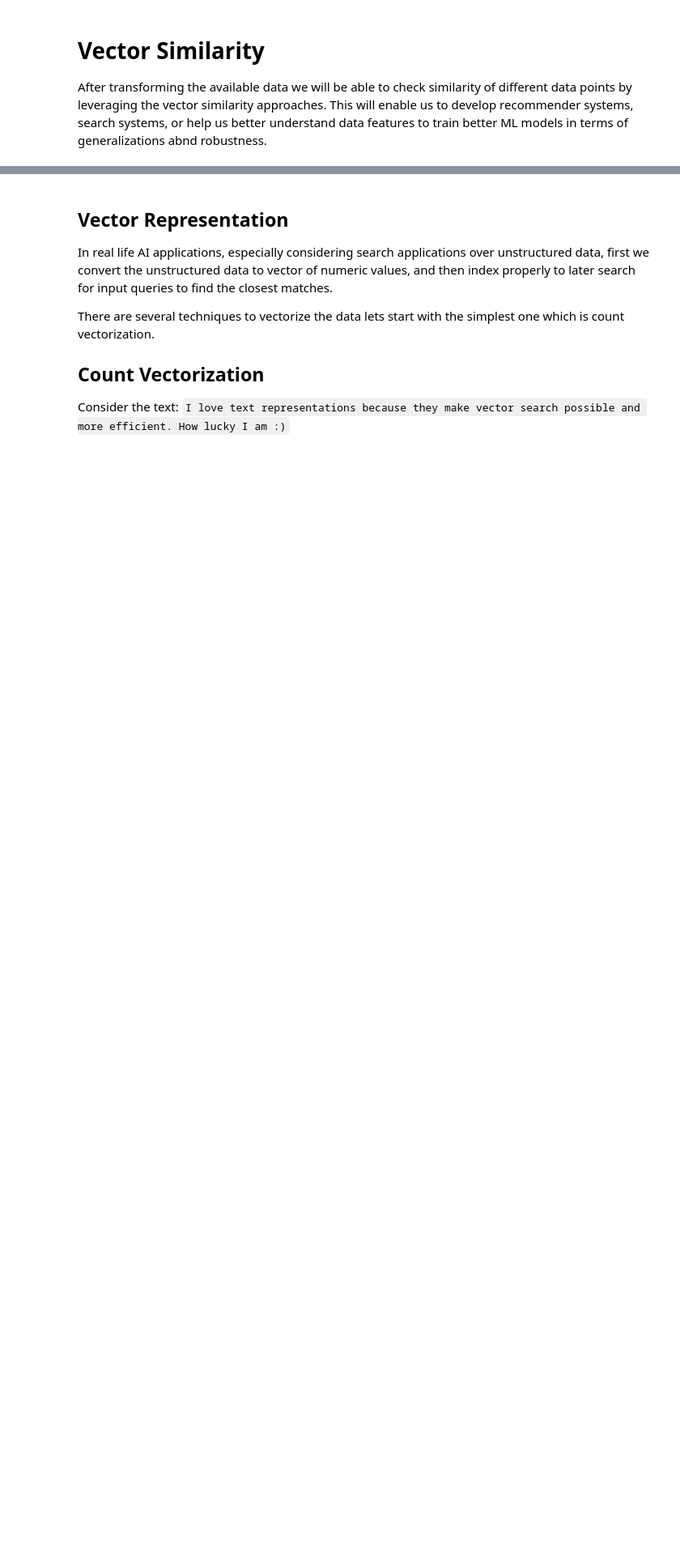
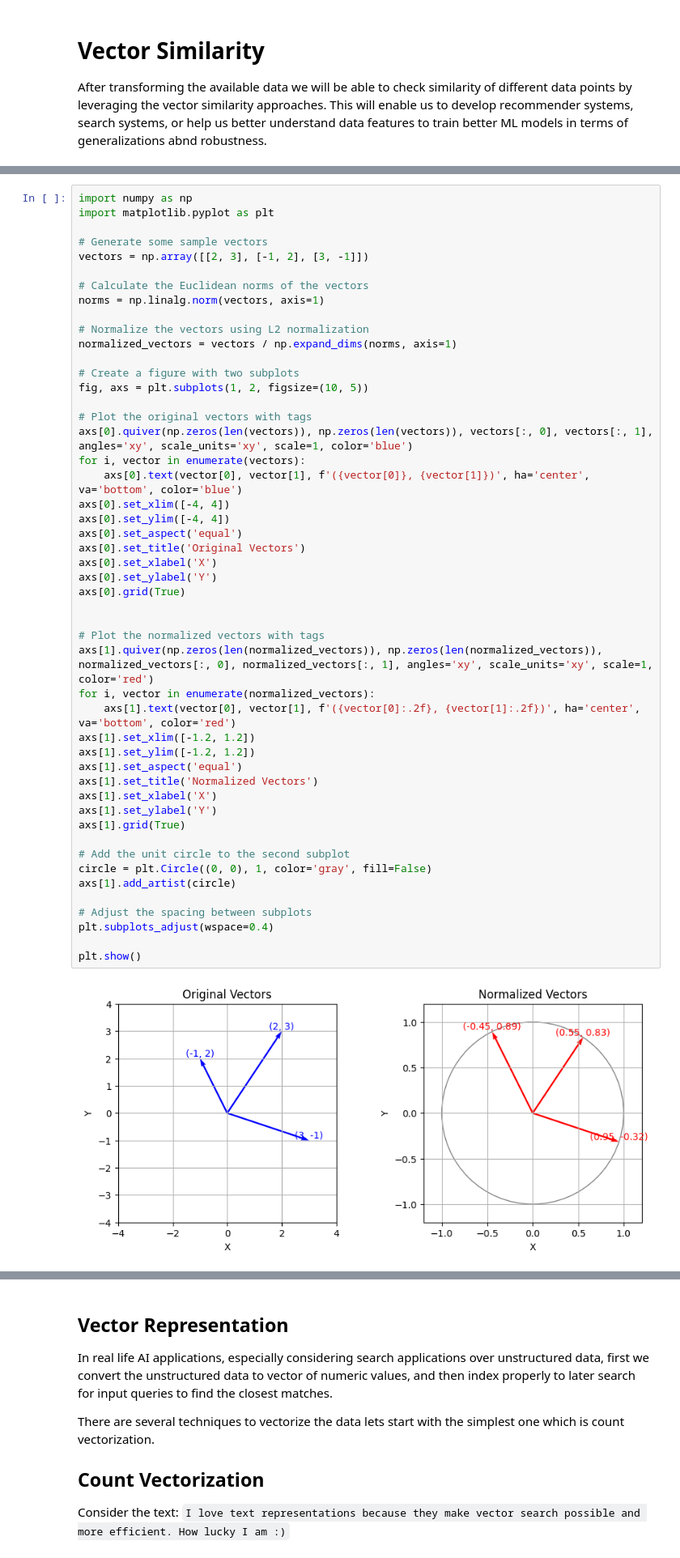
Before and after one commit to ufukhurriyetoglu/vector-normalization-for-vector-search, a Jupyter notebook: understanding_effect_of_l2_normalization_on_vector_search.ipynb, the cells around one changed output, grey strips where cells are left out. Shown at 81% size. Cells and saved outputs as stored; diff of their text form; blank space fills up the shorter version.

```diff
--- a/understanding_effect_of_l2_normalization_on_vector_search.ipynb
+++ b/understanding_effect_of_l2_normalization_on_vector_search.ipynb
@@ -346,0 +309,51 @@ abnd robustness.
+# %%
+import numpy as np
+import matplotlib.pyplot as plt
+
+# Generate some sample vectors
+vectors = np.array([[2, 3], [-1, 2], [3, -1]])
+
+# Calculate the Euclidean norms of the vectors
+norms = np.linalg.norm(vectors, axis=1)
+
+# Normalize the vectors using L2 normalization
+normalized_vectors = vectors / np.expand_dims(norms, axis=1)
+
+# Create a figure with two subplots
+fig, axs = plt.subplots(1, 2, figsize=(10, 5))
+
+# Plot the original vectors with tags
+axs[0].quiver(np.zeros(len(vectors)), np.zeros(len(vectors)), vectors[:, 0], vectors[:, 1], angles='xy', scale_units='xy', scale=1, color='blue')
+for i, vector in enumerate(vectors):
+    axs[0].text(vector[0], vector[1], f'({vector[0]}, {vector[1]})', ha='center', va='bottom', color='blue')
+axs[0].set_xlim([-4, 4])
+axs[0].set_ylim([-4, 4])
+axs[0].set_aspect('equal')
+axs[0].set_title('Original Vectors')
+axs[0].set_xlabel('X')
+axs[0].set_ylabel('Y')
+axs[0].grid(True)
+
+
+# Plot the normalized vectors with tags
+axs[1].quiver(np.zeros(len(normalized_vectors)), np.zeros(len(normalized_vectors)), normalized_vectors[:, 0], normalized_vectors[:, 1], angles='xy', scale_units='xy', scale=1, color='red')
+for i, vector in enumerate(normalized_vectors):
+    axs[1].text(vector[0], vector[1], f'({vector[0]:.2f}, {vector[1]:.2f})', ha='center', va='bottom', color='red')
+axs[1].set_xlim([-1.2, 1.2])
+axs[1].set_ylim([-1.2, 1.2])
+axs[1].set_aspect('equal')
+axs[1].set_title('Normalized Vectors')
+axs[1].set_xlabel('X')
+axs[1].set_ylabel('Y')
+axs[1].grid(True)
+
+# Add the unit circle to the second subplot
+circle = plt.Circle((0, 0), 1, color='gray', fill=False)
+axs[1].add_artist(circle)
+
+# Adjust the spacing between subplots
+plt.subplots_adjust(wspace=0.4)
+
+plt.show()
+# %% [output]
+[figure, added]
```
Also changed, not shown: parts of 18 cells of this notebook.
